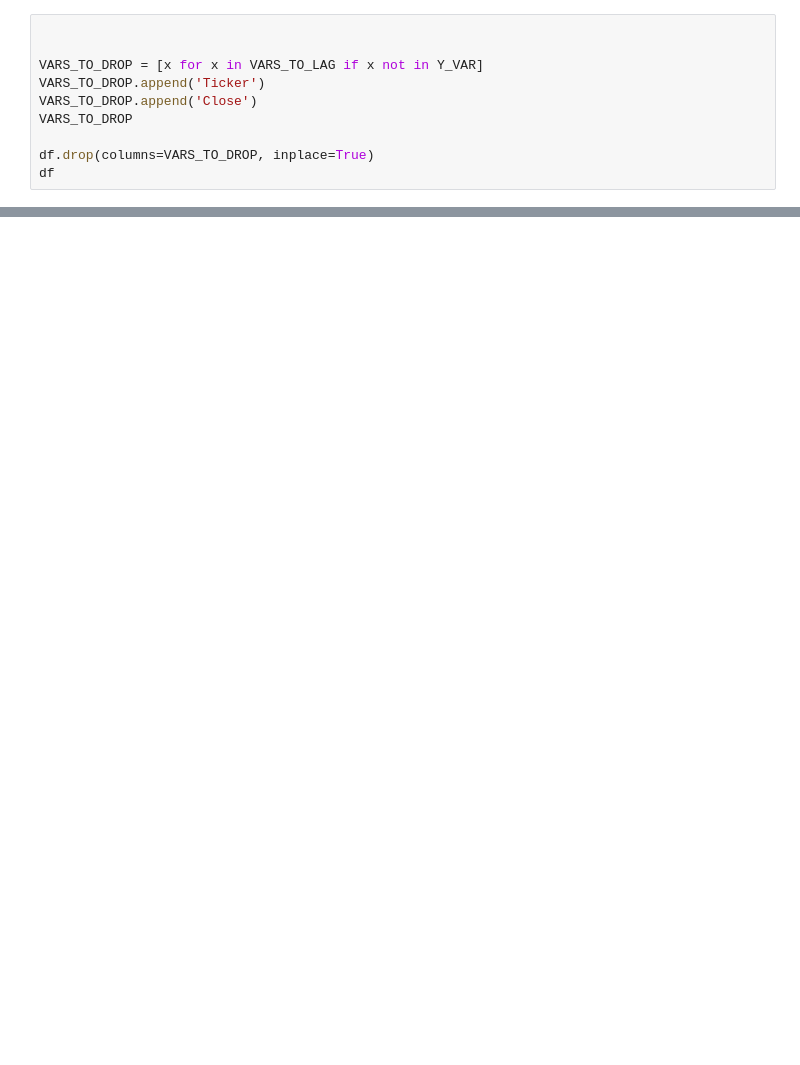
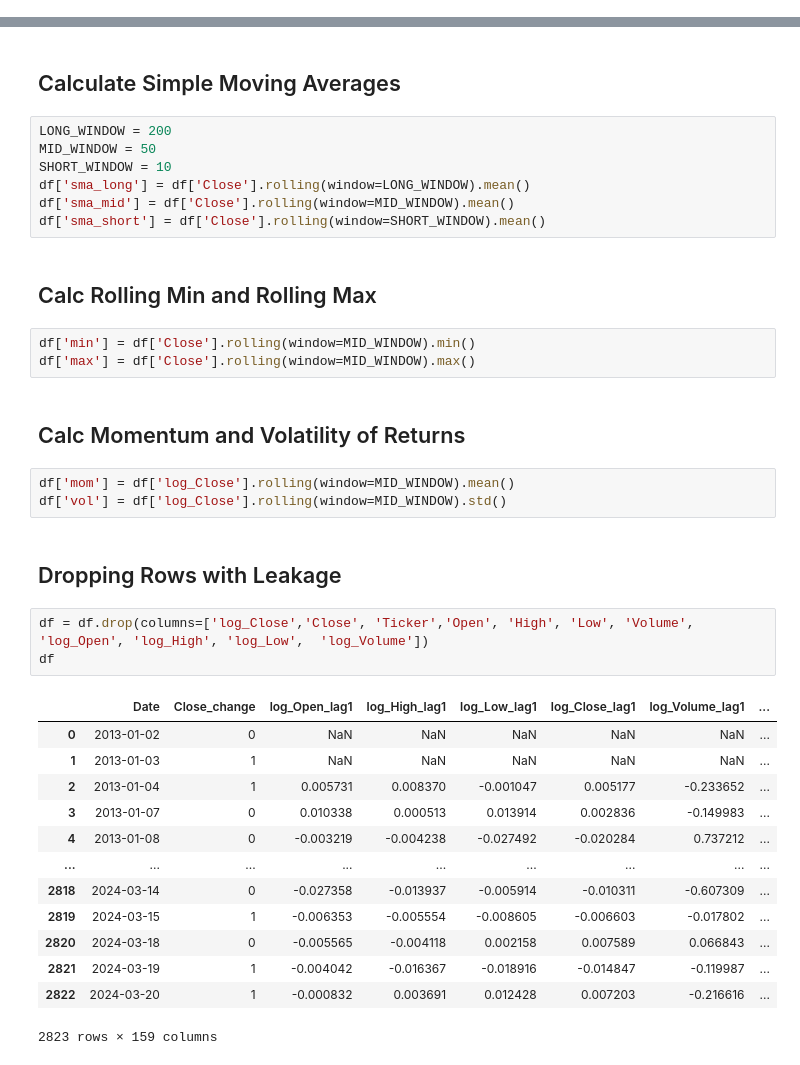
Before and after one commit to espin086/NewsWaveMetrics, a Jupyter notebook: feature_engineering.ipynb, the cells around one changed output, grey strips where cells are left out. Saved outputs shown, nothing was run; the diff lists cells and outputs as text; blank space fills up the shorter version.

```diff
--- a/feature_engineering.ipynb
+++ b/feature_engineering.ipynb
@@ -68,10 +88,0 @@ df
-# %%
-
-
-VARS_TO_DROP = [x for x in VARS_TO_LAG if x not in Y_VAR]
-VARS_TO_DROP.append('Ticker')
-VARS_TO_DROP.append('Close')
-VARS_TO_DROP
-
-df.drop(columns=VARS_TO_DROP, inplace=True)
-df
@@ -91,0 +89,38 @@ df
+# %% [markdown]
+## Calculate Simple Moving Averages
+# %%
+LONG_WINDOW = 200
+MID_WINDOW = 50
+SHORT_WINDOW = 10
+df['sma_long'] = df['Close'].rolling(window=LONG_WINDOW).mean()
+df['sma_mid'] = df['Close'].rolling(window=MID_WINDOW).mean()
+df['sma_short'] = df['Close'].rolling(window=SHORT_WINDOW).mean()
+# %% [markdown]
+## Calc Rolling Min and Rolling Max
+# %%
+df['min'] = df['Close'].rolling(window=MID_WINDOW).min()
+df['max'] = df['Close'].rolling(window=MID_WINDOW).max()
+# %% [markdown]
+## Calc Momentum and Volatility of Returns
+# %%
+df['mom'] = df['log_Close'].rolling(window=MID_WINDOW).mean()
+df['vol'] = df['log_Close'].rolling(window=MID_WINDOW).std()
+# %% [markdown]
+## Dropping Rows with Leakage
+# %%
+df = df.drop(columns=['log_Close','Close', 'Ticker','Open', 'High', 'Low', 'Volume', 'log_Open', 'log_High', 'log_Low',  'log_Volume'])
+df
+# %% [output]
+|  | Date | Close_change | log_Open_lag1 | log_High_lag1 | log_Low_lag1 | log_Close_lag1 | log_Volume_lag1 | ... |
+| 0 | 2013-01-02 | 0 | NaN | NaN | NaN | NaN | NaN | ... |
+| 1 | 2013-01-03 | 1 | NaN | NaN | NaN | NaN | NaN | ... |
+| 2 | 2013-01-04 | 1 | 0.005731 | 0.008370 | -0.001047 | 0.005177 | -0.233652 | ... |
+| 3 | 2013-01-07 | 0 | 0.010338 | 0.000513 | 0.013914 | 0.002836 | -0.149983 | ... |
+| 4 | 2013-01-08 | 0 | -0.003219 | -0.004238 | -0.027492 | -0.020284 | 0.737212 | ... |
+| ... | ... | ... | ... | ... | ... | ... | ... | ... |
+| 2818 | 2024-03-14 | 0 | -0.027358 | -0.013937 | -0.005914 | -0.010311 | -0.607309 | ... |
+| 2819 | 2024-03-15 | 1 | -0.006353 | -0.005554 | -0.008605 | -0.006603 | -0.017802 | ... |
+| 2820 | 2024-03-18 | 0 | -0.005565 | -0.004118 | 0.002158 | 0.007589 | 0.066843 | ... |
+| 2821 | 2024-03-19 | 1 | -0.004042 | -0.016367 | -0.018916 | -0.014847 | -0.119987 | ... |
+| 2822 | 2024-03-20 | 1 | -0.000832 | 0.003691 | 0.012428 | 0.007203 | -0.216616 | ... |
+2823 rows × 159 columns
```
Also changed, not shown: parts of 27 cells of this notebook, 3 other files.
